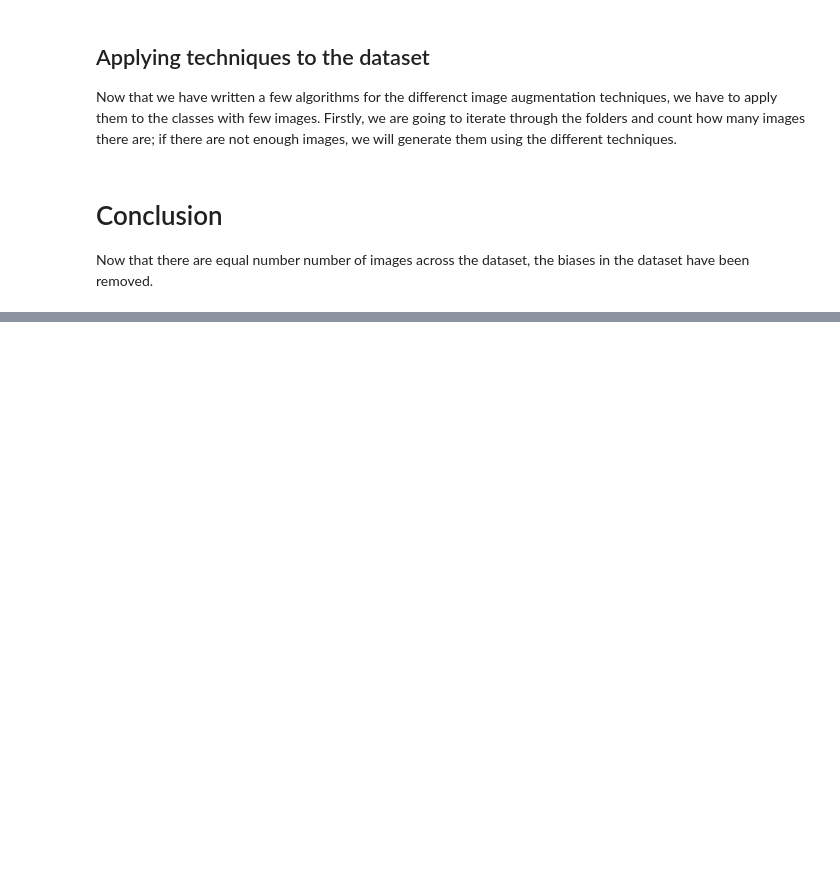
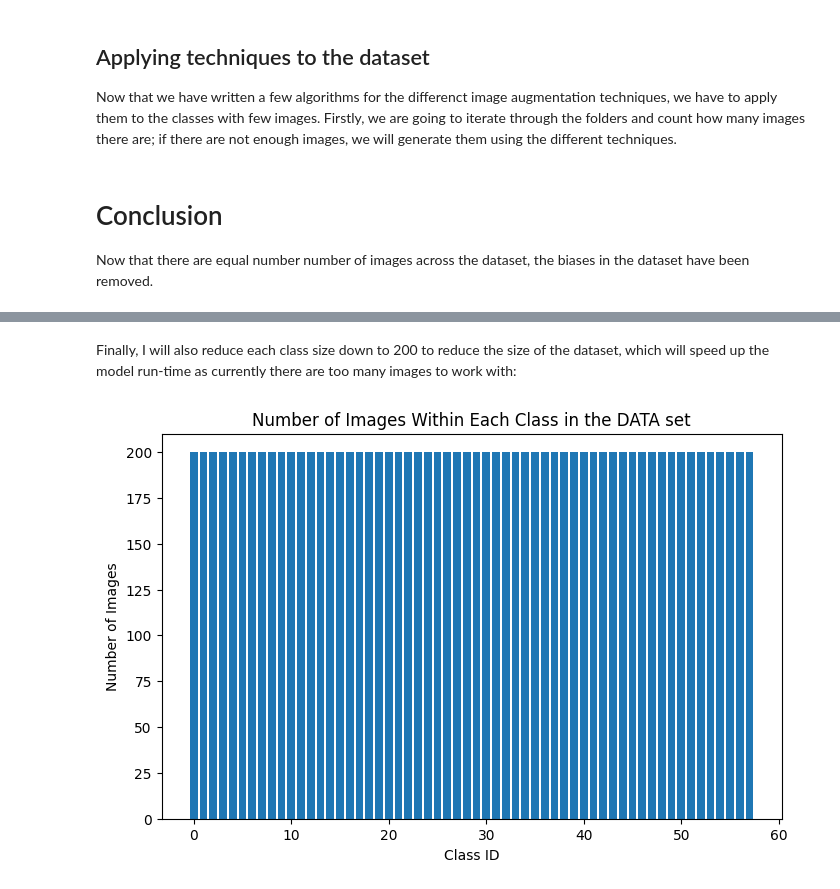
Before and after one commit to yarik-kra/Intro-AI-Coursework, a Jupyter notebook: Image augmentation.ipynb, the cells around one changed output, grey strips where cells are left out. Drawn from its saved outputs; the diff is of its cells as text; code cells hidden in the pictures; blank space fills up the shorter version.

Commit message:
fixed image augmentation to work with 200 images instead of 400+

```diff
--- a/Image augmentation.ipynb
+++ b/Image augmentation.ipynb
@@ -225,0 +226,34 @@ plt.show()
+# %% [markdown]
+Finally, I will also reduce each class size down to 200 to reduce the size of the dataset, which will speed up the model run-time as currently there are too many images to work with:
+# %%
+
+import os
+from matplotlib import pyplot as plt
+
+data_path = 'data/traffic_Data/DATA'
+
+for class_id in range(58):
+    data_directory = os.path.join(data_path, str(class_id))
+    if os.path.exists(data_directory):
+        class_img_count = 0
+        for img_file in os.listdir(data_directory):
+            img_path = os.path.join(data_directory, img_file)
+            if class_img_count >= 200:
+                os.remove(img_path)
+            class_img_count += 1
+
+data_image_counts = {}
+for class_id in range(58):
+    directory = os.path.join(data_path, str(class_id))
+    if os.path.exists(directory):
+        data_image_counts[class_id] = len(os.listdir(directory))
+
+# Plotting the data for each class
+plt.figure(figsize=(8, 5))
+plt.bar(data_image_counts.keys(), data_image_counts.values())
+plt.xlabel('Class ID')
+plt.ylabel('Number of Images')
+plt.title('Number of Images Within Each Class in the DATA set')
+plt.show()
+# %% [output]
+[figure, added]
```
Also changed, not shown: parts of 2 cells of this notebook.
